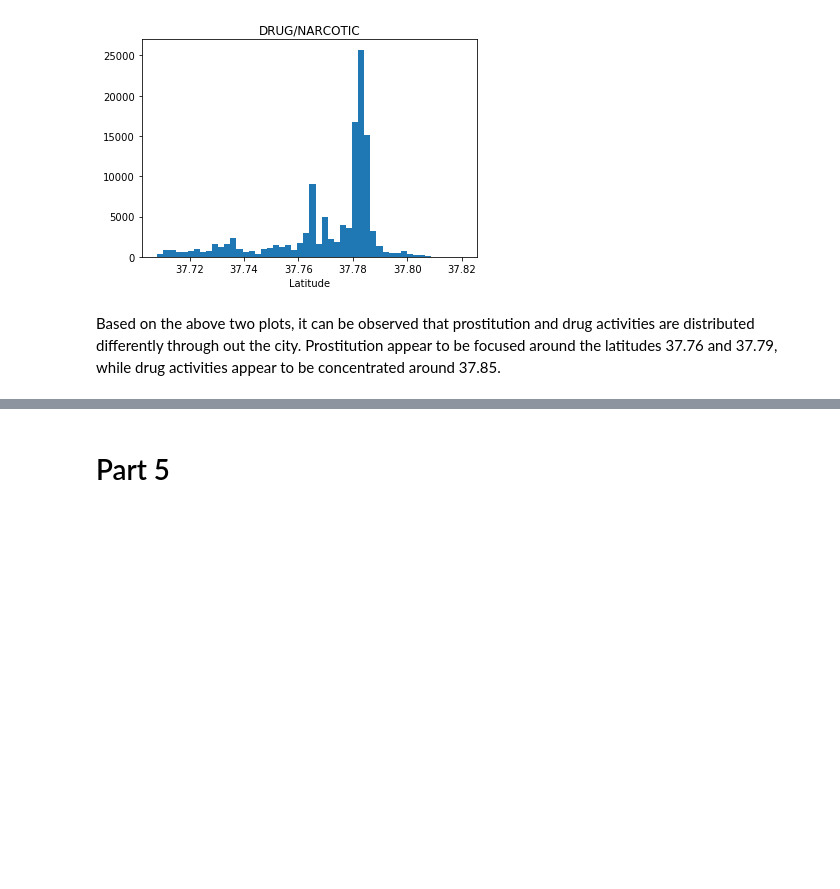
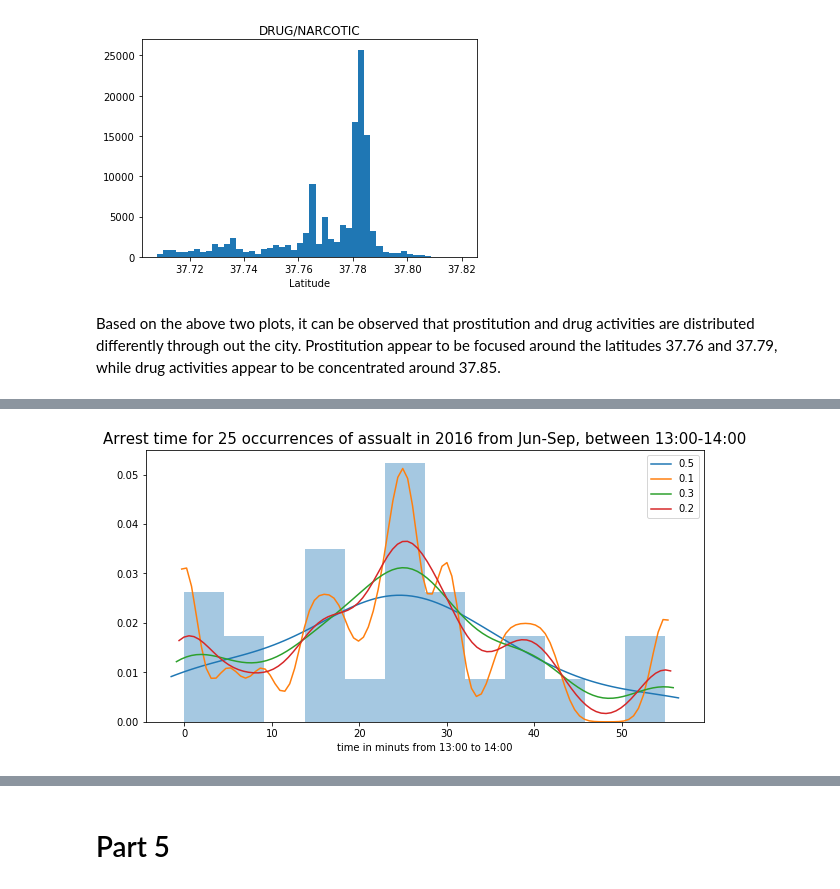
Before and after one commit to LongQin1/02806SocialDataVisualization, a Jupyter notebook: Assignment 1.ipynb, the cells around one changed output, grey strips where cells are left out. Drawn from its saved outputs; the diff is of its cells as text; code cells hidden in the pictures; blank space fills up the shorter version.

```diff
--- a/Assignment 1.ipynb
+++ b/Assignment 1.ipynb
@@ -281,0 +297,13 @@ Based on the above two plots, it can be observed that prostitution and drug acti
+# %%
+import random
+random_times=random.choices(assult_min, k=25)
+fig,ax =plt.subplots(figsize=(10,5))
+ax=sns.distplot(random_times,bins=12, kde_kws={"bw":0.5,"label":'0.5'})
+sns.kdeplot(random_times, bw=0.1, label='0.1')
+sns.kdeplot(random_times, bw=0.3, label="0.3")
+sns.kdeplot(random_times, bw=0.2, label="0.2")
+plt.title('Arrest time for 25 occurrences of assualt in 2016 from Jun-Sep, between 13:00-14:00', fontsize=15)
+plt.xlabel("time in minuts from 13:00 to 14:00")
+plt.show()
+# %% [output]
+[figure, added]
```
Also changed, not shown: parts of 11 cells of this notebook.
